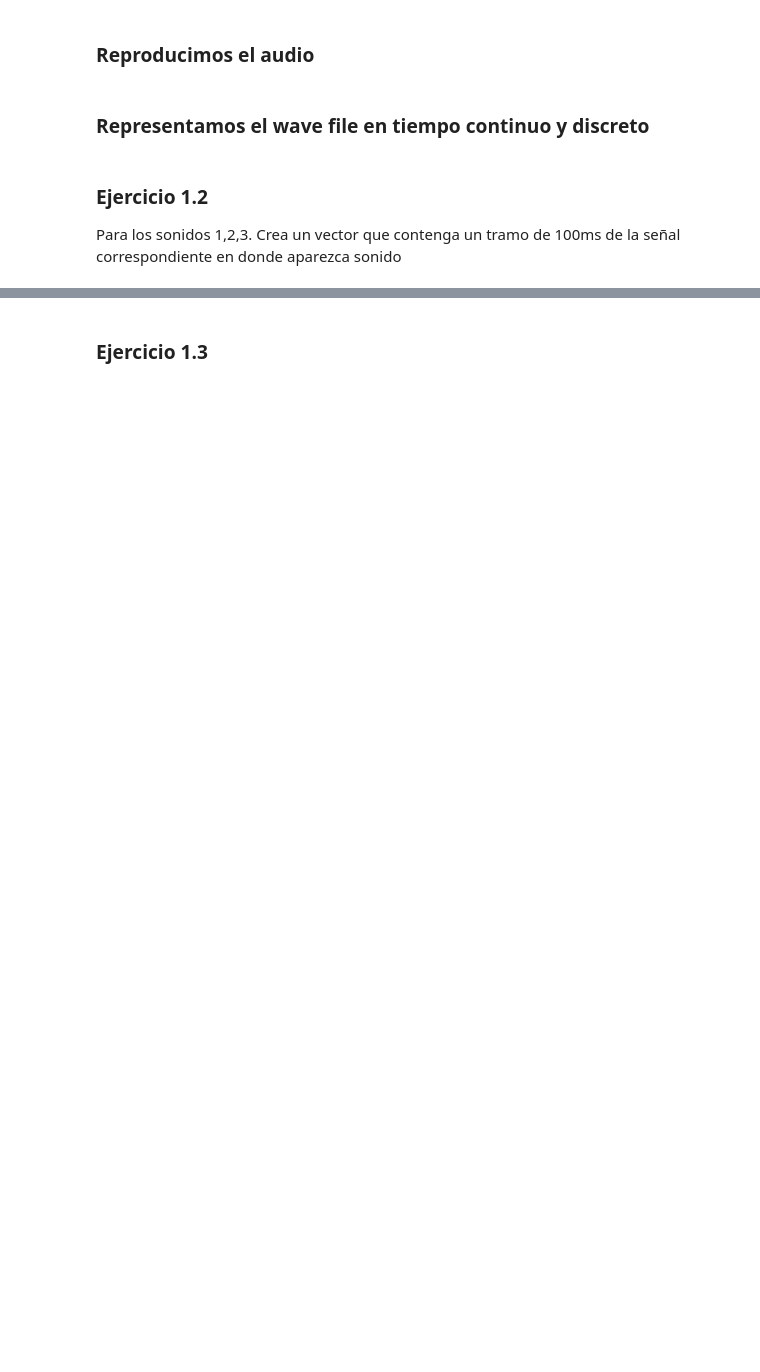
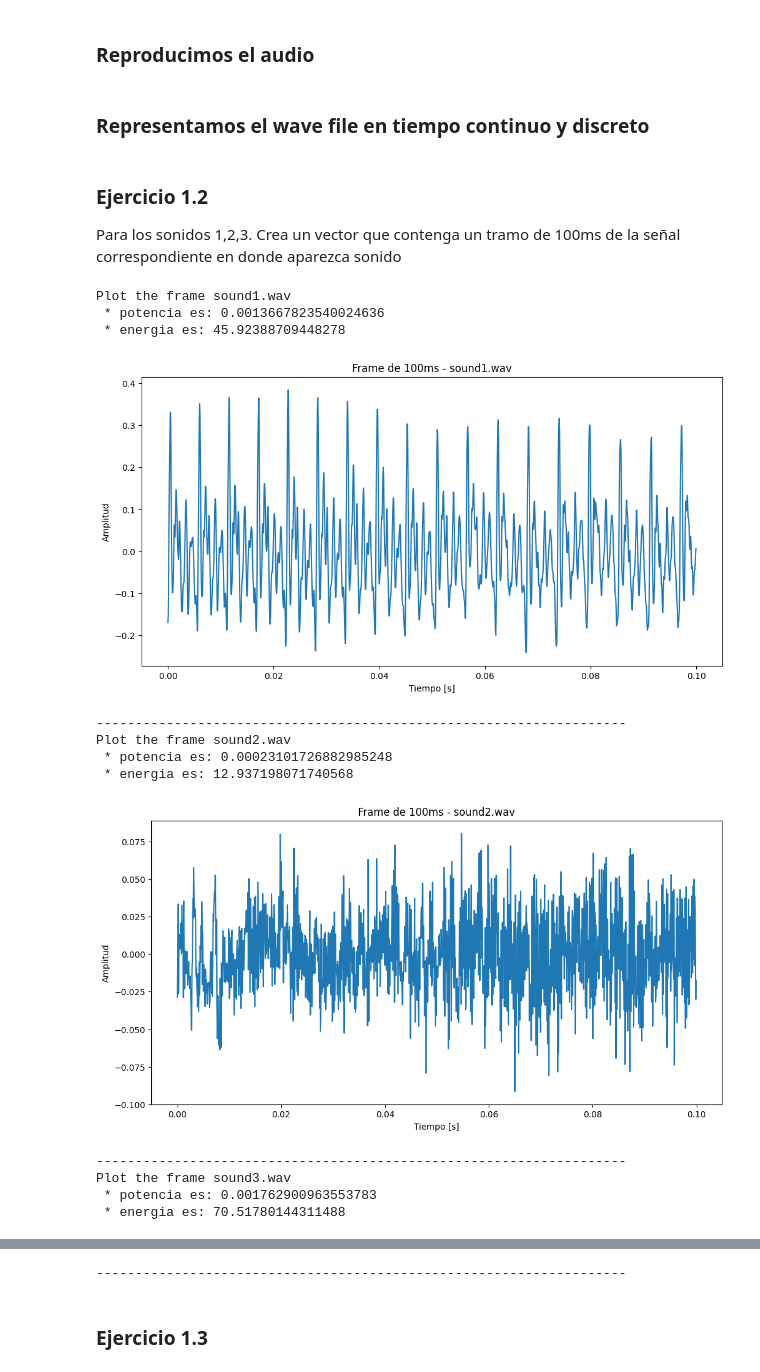
Before and after one commit to oscarjibou/University_projects, a Jupyter notebook: TDS/P1/main.ipynb, the cells around one changed output, grey strips where cells are left out. Drawn from its saved outputs; the diff is of its cells as text; code cells hidden in the pictures; blank space fills up the shorter version.

```diff
--- a/TDS/P1/main.ipynb
+++ b/TDS/P1/main.ipynb
@@ -72,31 +72,45 @@ for archivo_wav in tres_audios.values():
 # Get the sample rate and data
     frecuencia_muestreo, datos = wavfile.read(archivo_wav)
 
     datos = datos / (2.**15) # normalizar los datos a -1 a 1
 
     # Calculate how many samples are in 100ms
     num_samples = int(frecuencia_muestreo * 0.1)
 
     # Create a dictionary to store the samples
     frame = datos[muestras_audios[archivo_wav]:muestras_audios[archivo_wav] + num_samples] # 100ms frame
 
     print(f'Plot the frame {archivo_wav}')
 
     #power
     power = 1/len(datos) * np.sum(np.abs(datos)**2)
     print(f' * potencia es: {power}')
 
     #energy
-    energy = np.sum(np.abs(datos**2)).mean()
+    energy = np.sum(np.abs(datos**2))
     print(f' * energia es: {energy}')
 
     tiempo = np.arange(0, len(frame)) / frecuencia_muestreo
 
     plt.figure(figsize=(12, 6))
     plt.plot(tiempo, frame)
     plt.title('Frame de 100ms - {}'.format(archivo_wav))
     plt.xlabel('Tiempo [s]')
     plt.ylabel('Amplitud')
     plt.show()
 
     print("--------------------------------------------------------------------")
+# %% [output]
+Plot the frame sound1.wav
+ * potencia es: 0.0013667823540024636
+ * energia es: 45.92388709448278
+[figure, added]
+--------------------------------------------------------------------
+Plot the frame sound2.wav
+ * potencia es: 0.00023101726882985248
+ * energia es: 12.937198071740568
+[figure, added]
+--------------------------------------------------------------------
+Plot the frame sound3.wav
+ * potencia es: 0.001762900963553783
+ * energia es: 70.51780144311488
@@ -103,3 +118,4 @@ for archivo_wav in tres_audios.values():
+--------------------------------------------------------------------
 # %% [markdown]
 ### Ejercicio 1.3
 # %%
```
Also changed, not shown: parts of 2 cells of this notebook.
